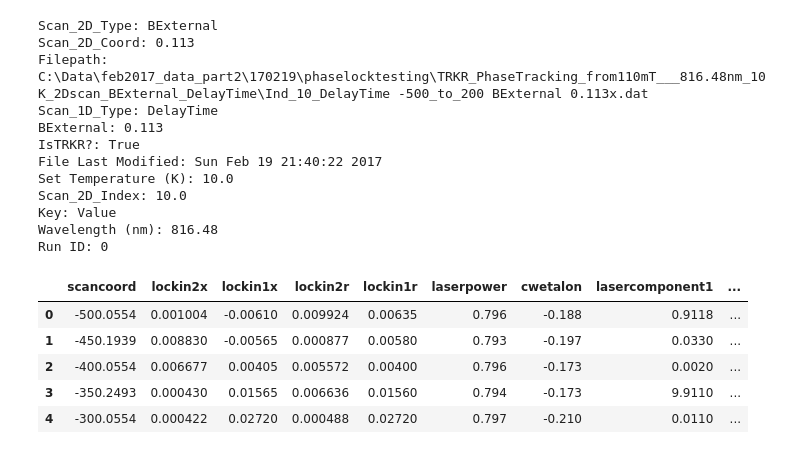
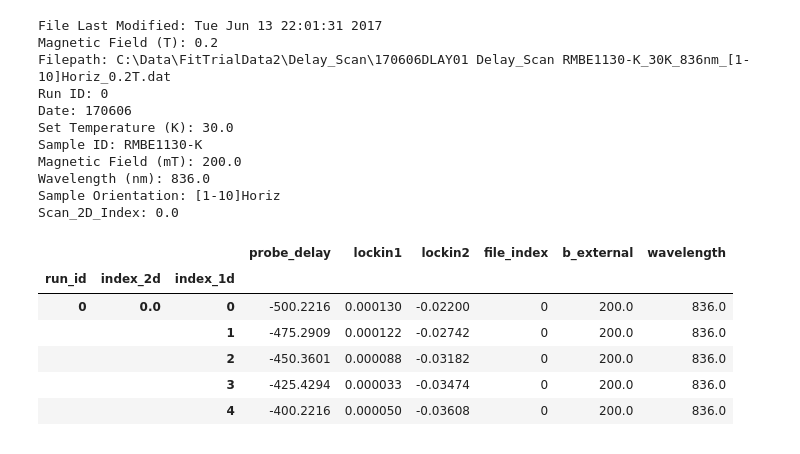
Before and after one commit to mwmacmahon/experimentdataanalysis, a Jupyter notebook: temp - testing csv_to_dataframe.ipynb, the cells around one changed output. Saved outputs shown, nothing was run; the diff lists cells and outputs as text; code cells hidden in the pictures.

```diff
--- a/temp - testing csv_to_dataframe.ipynb
+++ b/temp - testing csv_to_dataframe.ipynb
@@ -188,24 +305,25 @@ filepath_list, file_dataframes_list, file_metadata_list = \
 # %%
-index = 0
-for key, val in file_metadata_list[index].items():
+# TAKE A LOOK AT ANY SUBFILE
+file_index = 0
+for key, val in file_metadata_list[file_index].items():
     print("{}: {}".format(key, val))
-file_dataframes_list[index].head()
+file_dataframes_list[file_index].head()
 # %% [output]
-Scan_2D_Type: BExternal
-Scan_2D_Coord: 0.113
-Filepath: C:\Data\feb2017_data_part2\170219\phaselocktesting\TRKR_PhaseTracking_from110mT___816.48nm_10K_2Dscan_BExternal_DelayTime\Ind_10_DelayTime -500_to_200 BExternal 0.113x.dat
-Scan_1D_Type: DelayTime
-BExternal: 0.113
-IsTRKR?: True
-File Last Modified: Sun Feb 19 21:40:22 2017
-Set Temperature (K): 10.0
-Scan_2D_Index: 10.0
-Key: Value
-Wavelength (nm): 816.48
+File Last Modified: Tue Jun 13 22:01:31 2017
+Magnetic Field (T): 0.2
+Filepath: C:\Data\FitTrialData2\Delay_Scan\170606DLAY01 Delay_Scan RMBE1130-K_30K_836nm_[1-10]Horiz_0.2T.dat
 Run ID: 0
+Date: 170606
+Set Temperature (K): 30.0
+Sample ID: RMBE1130-K
+Magnetic Field (mT): 200.0
+Wavelength (nm): 836.0
+Sample Orientation: [1-10]Horiz
+Scan_2D_Index: 0.0
-|  | scancoord | lockin2x | lockin1x | lockin2r | lockin1r | laserpower | cwetalon | lasercomponent1 | ... |
-| 0 | -500.0554 | 0.001004 | -0.00610 | 0.009924 | 0.00635 | 0.796 | -0.188 | 0.9118 | ... |
-| 1 | -450.1939 | 0.008830 | -0.00565 | 0.000877 | 0.00580 | 0.793 | -0.197 | 0.0330 | ... |
-| 2 | -400.0554 | 0.006677 | 0.00405 | 0.005572 | 0.00400 | 0.796 | -0.173 | 0.0020 | ... |
-| 3 | -350.2493 | 0.000430 | 0.01565 | 0.006636 | 0.01560 | 0.794 | -0.173 | 9.9110 | ... |
-| 4 | -300.0554 | 0.000422 | 0.02720 | 0.000488 | 0.02720 | 0.797 | -0.210 | 0.0110 | ... |
+|  |  |  | probe_delay | lockin1 | lockin2 | file_index | b_external | wavelength |
+| run_id | index_2d | index_1d |  |  |  |  |  |  |
+| 0 | 0.0 | 0 | -500.2216 | 0.000130 | -0.02200 | 0 | 200.0 | 836.0 |
+|  |  | 1 | -475.2909 | 0.000122 | -0.02742 | 0 | 200.0 | 836.0 |
+|  |  | 2 | -450.3601 | 0.000088 | -0.03182 | 0 | 200.0 | 836.0 |
+|  |  | 3 | -425.4294 | 0.000033 | -0.03474 | 0 | 200.0 | 836.0 |
+|  |  | 4 | -400.2216 | 0.000050 | -0.03608 | 0 | 200.0 | 836.0 |
```
Also changed, not shown: parts of 7 cells of this notebook, 4 other files.
